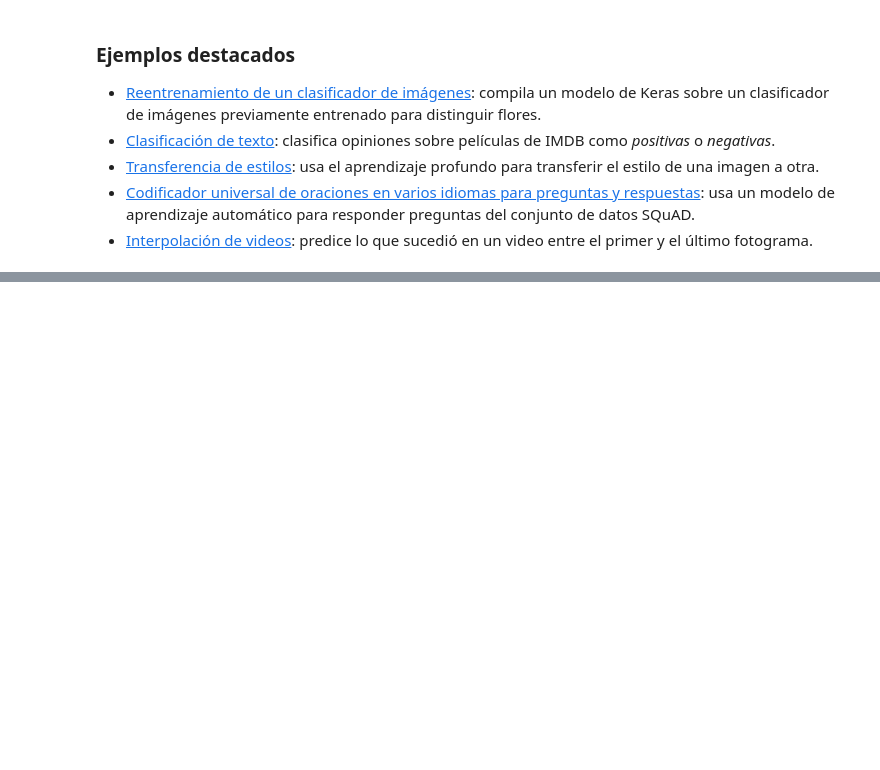
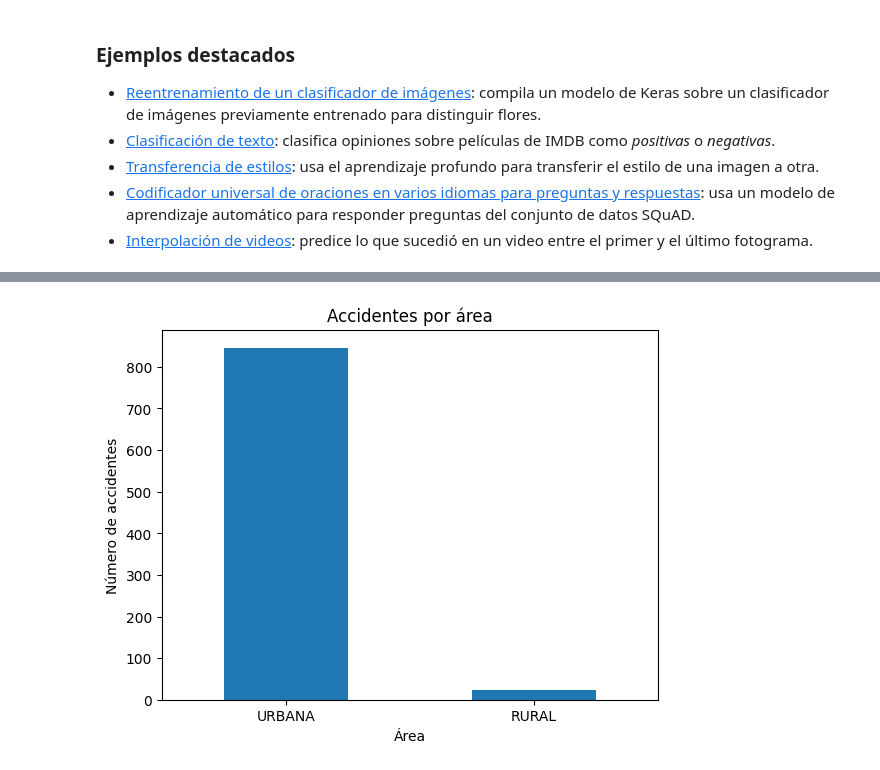
Before and after one commit to alemano/accidentalidad-tulua, a Jupyter notebook: notebooks/etl_accidentalidad_tulua.ipynb, the cells around one changed output, grey strips where cells are left out. Cells and saved outputs as stored; diff of their text form; code cells hidden in the pictures; blank space fills up the shorter version.

```diff
--- a/notebooks/etl_accidentalidad_tulua.ipynb
+++ b/notebooks/etl_accidentalidad_tulua.ipynb
@@ -212,0 +533,16 @@ Estos son algunos de los notebooks relacionados con el aprendizaje automático;
+# %%
+## Accidentes por area
+if 'area' in df.columns:
+    conteo_area = df['area'].astype('string').str.strip().str.upper().value_counts()
+
+    plt.figure()
+    conteo_area.plot(kind='bar')
+    plt.title("Accidentes por área")
+    plt.xlabel("Área")
+    plt.ylabel("Número de accidentes")
+    plt.xticks(rotation=0)
+    plt.show()
+else:
+    print("No existe la columna 'area'")
+# %% [output]
+[figure, added]
```
Also changed, not shown: parts of 34 cells of this notebook.
